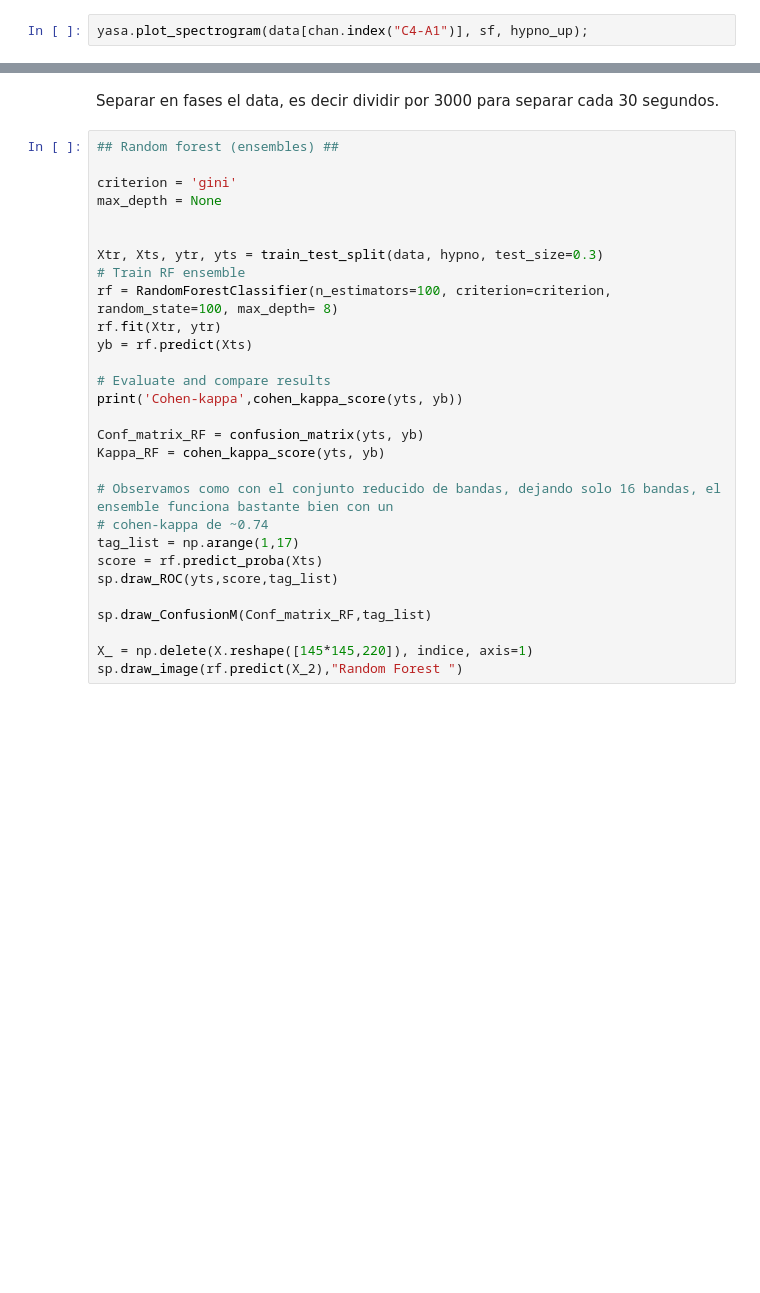
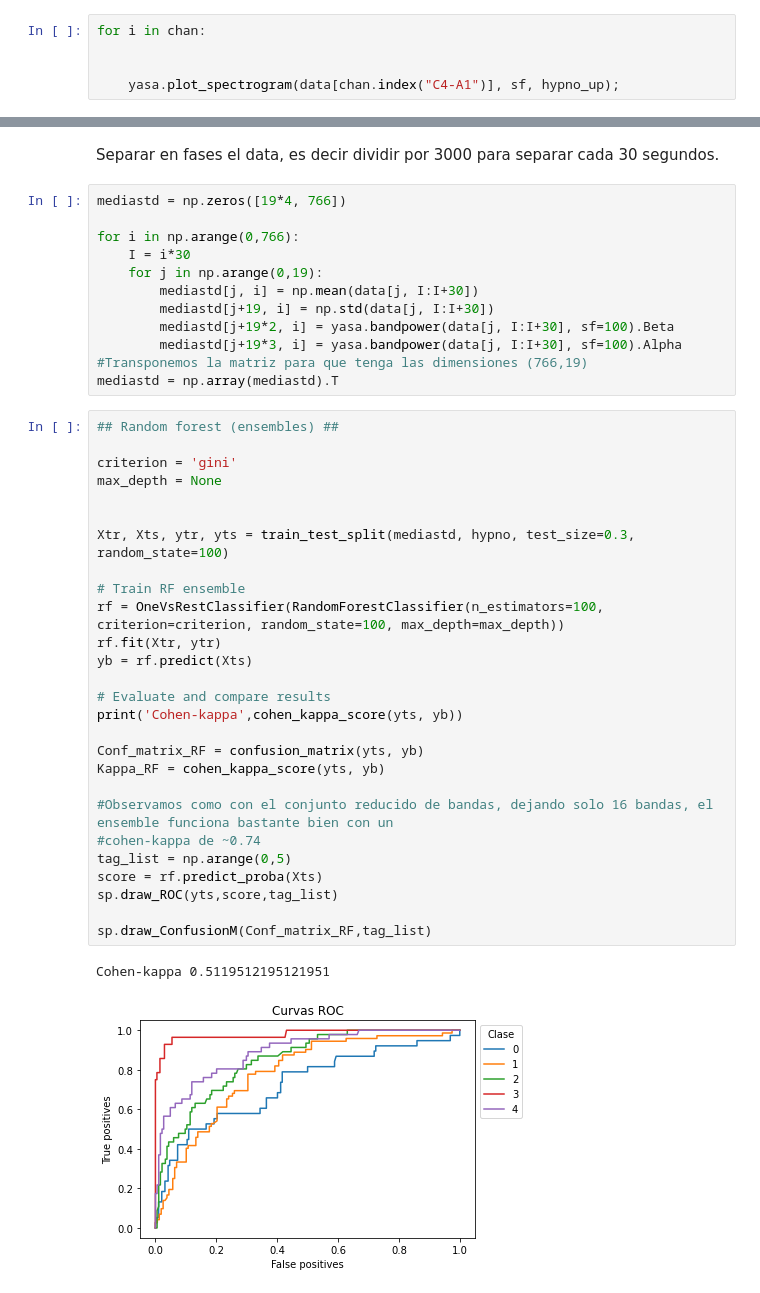
Before and after one commit to Olayo05/Sleeping_analysis, a Jupyter notebook: Fases_sueño.ipynb, the cells around one changed output, grey strips where cells are left out. Cells and saved outputs as stored; diff of their text form; blank space fills up the shorter version.

```diff
--- a/Fases_sueño.ipynb
+++ b/Fases_sueño.ipynb
@@ -127,5 +127,8 @@ print(len(hypno_up))
 # %%
-yasa.plot_spectrogram(data[chan.index("C4-A1")], sf, hypno_up);
+for i in chan:
+
+
+    yasa.plot_spectrogram(data[chan.index("C4-A1")], sf, hypno_up);
 # %% [output]
 [figure]
 # %%
@@ -287,31 +292,44 @@ The accuracy is 0.000%
 # %% [markdown]
 Separar en fases el data, es decir dividir por 3000 para separar cada 30 segundos.
+# %%
+mediastd = np.zeros([19*4, 766])
+
+for i in np.arange(0,766):
+    I = i*30
+    for j in np.arange(0,19):
+        mediastd[j, i] = np.mean(data[j, I:I+30])
+        mediastd[j+19, i] = np.std(data[j, I:I+30])
+        mediastd[j+19*2, i] = yasa.bandpower(data[j, I:I+30], sf=100).Beta
+        mediastd[j+19*3, i] = yasa.bandpower(data[j, I:I+30], sf=100).Alpha
+#Transponemos la matriz para que tenga las dimensiones (766,19)
+mediastd = np.array(mediastd).T
 # %%
 ## Random forest (ensembles) ##
 
 criterion = 'gini'
 max_depth = None
 
 
-Xtr, Xts, ytr, yts = train_test_split(data, hypno, test_size=0.3)
+Xtr, Xts, ytr, yts = train_test_split(mediastd, hypno, test_size=0.3, random_state=100)
+
 # Train RF ensemble
-rf = RandomForestClassifier(n_estimators=100, criterion=criterion, random_state=100, max_depth= 8)
+rf = OneVsRestClassifier(RandomForestClassifier(n_estimators=100, criterion=criterion, random_state=100, max_depth=max_depth))
 rf.fit(Xtr, ytr)
 yb = rf.predict(Xts)
 
 # Evaluate and compare results
 print('Cohen-kappa',cohen_kappa_score(yts, yb))
 
 Conf_matrix_RF = confusion_matrix(yts, yb)
 Kappa_RF = cohen_kappa_score(yts, yb)
 
-# Observamos como con el conjunto reducido de bandas, dejando solo 16 bandas, el ensemble funciona bastante bien con un
-# cohen-kappa de ~0.74
-tag_list = np.arange(1,17)
+#Observamos como con el conjunto reducido de bandas, dejando solo 16 bandas, el ensemble funciona bastante bien con un
+#cohen-kappa de ~0.74
+tag_list = np.arange(0,5)
 score = rf.predict_proba(Xts)
 sp.draw_ROC(yts,score,tag_list)
 
 sp.draw_ConfusionM(Conf_matrix_RF,tag_list)
-
-X_ = np.delete(X.reshape([145*145,220]), indice, axis=1)
-sp.draw_image(rf.predict(X_2),"Random Forest ")
+# %% [output]
+Cohen-kappa 0.5119512195121951
+[figure, added]
```
Also changed, not shown: parts of 16 cells of this notebook.
